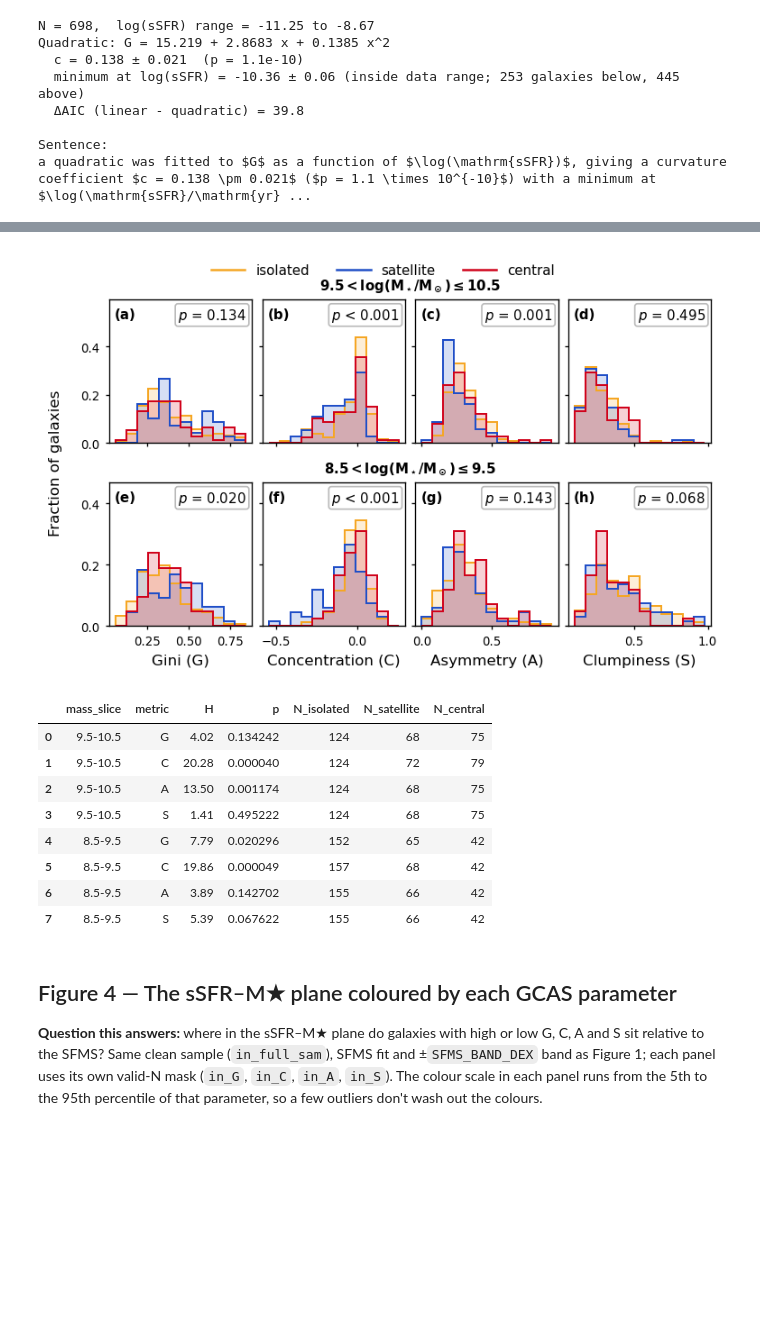
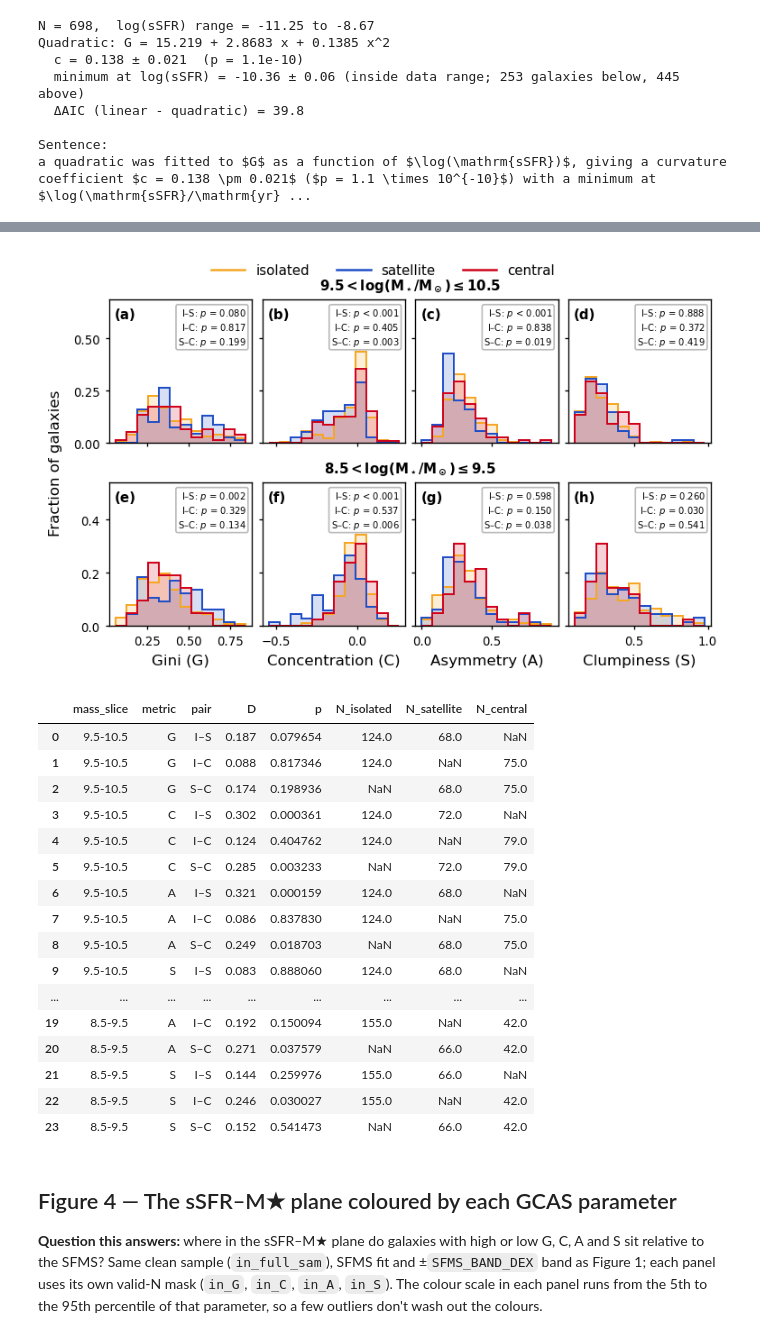
Before and after one commit to ssin3605/Astro-Project, a Jupyter notebook: sf_statistics/notebooks/ch3/chapter_3_plots.ipynb, the cells around one changed output, grey strips where cells are left out. Drawn from its saved outputs; the diff is of its cells as text; code cells hidden in the pictures; blank space fills up the shorter version.

```diff
--- a/sf_statistics/notebooks/ch3/chapter_3_plots.ipynb
+++ b/sf_statistics/notebooks/ch3/chapter_3_plots.ipynb
@@ -133,7 +133,7 @@ SFMS_BAND_DEX = 0.3
 # %%
 sample = purity.dropna(subset=['log_Mstar', 'log_sSFR'])
 print(f"Clean sample: {len(purity)} galaxies, {len(sample)} with log_Mstar and log_sSFR")
-print(sample['spectral_class'].value_counts().to_string())
+print(sample['galclass'].value_counts().sort_index().to_string())
 
 # SFMS line and band in log_Mstar vs log_sSFR space (sSFR_MS = SFR_MS / M*)
 mstar_grid = np.linspace(sample['log_Mstar'].min(), sample['log_Mstar'].max(), 300)
@@ -150,11 +150,12 @@ def ms_position(delta_ms):
 
 fig, ax = plt.subplots(figsize=(8, 6.5))
 
-CLASS_COLOURS = {'pure_SF': '#2196F3', 'composite_SF': '#FF9800'}
-for spec_class, colour in CLASS_COLOURS.items():
-    sub = sample[sample['spectral_class'] == spec_class]
+# Pure SF = galclass 1; composite SF = galclass 2 or 3
+CLASS_SPLIT = {'Pure SF': ([1], '#2196F3'), 'Composite SF': ([2, 3], '#FF9800')}
+for class_label, (classes, colour) in CLASS_SPLIT.items():
+    sub = sample[sample['galclass'].isin(classes)]
     ax.scatter(sub['log_Mstar'], sub['log_sSFR'], s=22, alpha=0.55, c=colour,
-               linewidths=0, label=f'{spec_class} (N={len(sub)})', zorder=2)
+               linewidths=0, label=f'{class_label} (N={len(sub)})', zorder=2)
 
 ax.fill_between(mstar_grid, ssfr_ms - SFMS_BAND_DEX, ssfr_ms + SFMS_BAND_DEX,
                 color='grey', alpha=0.25, zorder=1, label=f'on-MS band (±{SFMS_BAND_DEX} dex)')
@@ -179,7 +180,7 @@ for i, catid in enumerate(HIGHLIGHT_CATIDS):
         'log_sSFR': row['log_sSFR'],
         'delta_ms': row['delta_ms'],
         'position': ms_position(row['delta_ms']),
-        'spectral_class': row['spectral_class'],
+        'galclass': row['galclass'],
     })
 
 ax.set_xlabel(r'$\log(M_\star / M_\odot)$')
@@ -371,4 +374,5 @@ distribution (exact values printed below).
 # %%
+import itertools
 import string
 
 mass_slices = [(9.5, 10.5), (8.5, 9.5)]
@@ -377,6 +381,7 @@ gama_only = purity[purity['environment'] == 'GAMA'].copy()
 status_order = ['isolated', 'satellite', 'central']
 status_color = {'isolated': '#F5A623', 'satellite': '#1F4EC7', 'central': '#D0021B'}
 status_ls = {'isolated': '-', 'satellite': '-', 'central': '-'}
+STATUS_ABBR = {'isolated': 'I', 'satellite': 'S', 'central': 'C'}
 N_BINS = 12
 MIN_GROUP_N = 5   # groups smaller than this are not plotted or tested
 
@@ -424,48 +429,65 @@ with plt.rc_context(FIG3_STYLE):
                 ax.hist(vals, bins=bin_edges[metric], weights=weights, histtype='step',
                         edgecolor=status_color[status], lw=1.2, linestyle=status_ls[status], zorder=2)
 
-            H, p = stats.kruskal(*groups.values())
-            test_rows.append({'mass_slice': f'{lo}-{hi}', 'metric': metric, 'H': H, 'p': p,
-                              **{f'N_{s}': len(groups.get(s, [])) for s in status_order}})
-            ax.text(0.96, 0.95, format_p(p), transform=ax.transAxes, ha='right', va='top',
-                    fontsize=9, bbox=dict(boxstyle='round,pad=0.2', fc='white', ec='0.7', alpha=0.9))
+            # Two-sample K-S test for each pair of groups present in this panel
+            p_lines = []
+            for a, b in itertools.combinations(status_order, 2):
+                if a not in groups or b not in groups:
+                    continue
+                D, p = stats.ks_2samp(groups[a], groups[b])
+                pair = f'{STATUS_ABBR[a]}–{STATUS_ABBR[b]}'
+                test_rows.append({'mass_slice': f'{lo}-{hi}', 'metric': metric, 'pair': pair,
+                                  'D': D, 'p': p, f'N_{a}': len(groups[a]), f'N_{b}': len(groups[b])})
+                p_lines.append(f'{pair}: {format_p(p)}')
+            ax.text(0.96, 0.95, '\n'.join(p_lines), transform=ax.transAxes, ha='right', va='top',
+                    fontsize=6, linespacing=1.2,
+                    bbox=dict(boxstyle='round,pad=0.2', fc='white', ec='0.7', alpha=0.9))
             panel_label(ax, next(letters), fontsize=9)
 
             if i == len(mass_slices) - 1:
                 ax.set_xlabel(GCAS_LABELS[metric])
 
     # Headroom so the tallest bars sit below the panel letter and p-value box
     for i in range(len(mass_slices)):
         lo_y, hi_y = axes[i, 0].get_ylim()
-        axes[i, 0].set_ylim(0, hi_y * 1.3)
+        axes[i, 0].set_ylim(0, hi_y * 1.5)
 
     fig.supylabel('Fraction of galaxies', fontsize=10, x=0.01)
     handles = [plt.Line2D([], [], color=status_color[s], ls=status_ls[s], lw=1.5, label=s)
                for s in status_order]
     fig.legend(handles=handles, loc='upper center', ncol=3, fontsize=9, frameon=False,
                bbox_to_anchor=(0.5, 1.0), handlelength=2.5)
 
     plt.tight_layout(pad=0.3, h_pad=1.6, w_pad=0.3, rect=(0.02, 0, 1, 0.90))
 
     # Mass slice as a heading centred above each row
     for i, (lo, hi) in enumerate(mass_slices):
         left, right = axes[i, 0].get_position(), axes[i, -1].get_position()
         fig.text((left.x0 + right.x1) / 2, left.y1 + 0.012,
                  f'$\\mathbf{{{lo} < log(M_\\star/M_\\odot) \\leq {hi}}}$',   # bold heading
                  ha='center', va='bottom', fontsize=9)
     fig.savefig(OUT_FIGURE_DIR / 'fig3_environment.png', dpi=300, bbox_inches='tight')
 plt.show()
 
-# Kruskal-Wallis results and group sizes for each panel
-pd.DataFrame(test_rows).round({'H': 2})
+# Pairwise K-S results and group sizes for each panel
+ks_cols = ['mass_slice', 'metric', 'pair', 'D', 'p'] + [f'N_{s}' for s in status_order]
+pd.DataFrame(test_rows)[ks_cols].round({'D': 3})
 # %% [output]
-[figure, old version]
+[figure, new version]
-|  | mass_slice | metric | H | p | N_isolated | N_satellite | N_central |
-| 0 | 9.5-10.5 | G | 4.02 | 0.134242 | 124 | 68 | 75 |
-| 1 | 9.5-10.5 | C | 20.28 | 0.000040 | 124 | 72 | 79 |
-| 2 | 9.5-10.5 | A | 13.50 | 0.001174 | 124 | 68 | 75 |
-| 3 | 9.5-10.5 | S | 1.41 | 0.495222 | 124 | 68 | 75 |
-| 4 | 8.5-9.5 | G | 7.79 | 0.020296 | 152 | 65 | 42 |
-| 5 | 8.5-9.5 | C | 19.86 | 0.000049 | 157 | 68 | 42 |
-| 6 | 8.5-9.5 | A | 3.89 | 0.142702 | 155 | 66 | 42 |
-| 7 | 8.5-9.5 | S | 5.39 | 0.067622 | 155 | 66 | 42 |
+|  | mass_slice | metric | pair | D | p | N_isolated | N_satellite | N_central |
+| 0 | 9.5-10.5 | G | I–S | 0.187 | 0.079654 | 124.0 | 68.0 | NaN |
+| 1 | 9.5-10.5 | G | I–C | 0.088 | 0.817346 | 124.0 | NaN | 75.0 |
+| 2 | 9.5-10.5 | G | S–C | 0.174 | 0.198936 | NaN | 68.0 | 75.0 |
+| 3 | 9.5-10.5 | C | I–S | 0.302 | 0.000361 | 124.0 | 72.0 | NaN |
+| 4 | 9.5-10.5 | C | I–C | 0.124 | 0.404762 | 124.0 | NaN | 79.0 |
+| 5 | 9.5-10.5 | C | S–C | 0.285 | 0.003233 | NaN | 72.0 | 79.0 |
+| 6 | 9.5-10.5 | A | I–S | 0.321 | 0.000159 | 124.0 | 68.0 | NaN |
+| 7 | 9.5-10.5 | A | I–C | 0.086 | 0.837830 | 124.0 | NaN | 75.0 |
+| 8 | 9.5-10.5 | A | S–C | 0.249 | 0.018703 | NaN | 68.0 | 75.0 |
+| 9 | 9.5-10.5 | S | I–S | 0.083 | 0.888060 | 124.0 | 68.0 | NaN |
+| ... | ... | ... | ... | ... | ... | ... | ... | ... |
+| 19 | 8.5-9.5 | A | I–C | 0.192 | 0.150094 | 155.0 | NaN | 42.0 |
+| 20 | 8.5-9.5 | A | S–C | 0.271 | 0.037579 | NaN | 66.0 | 42.0 |
+| 21 | 8.5-9.5 | S | I–S | 0.144 | 0.259976 | 155.0 | 66.0 | NaN |
+| 22 | 8.5-9.5 | S | I–C | 0.246 | 0.030027 | 155.0 | NaN | 42.0 |
+| 23 | 8.5-9.5 | S | S–C | 0.152 | 0.541473 | NaN | 66.0 | 42.0 |
```
Also changed, not shown: parts of 3 cells of this notebook, 29 other files.
